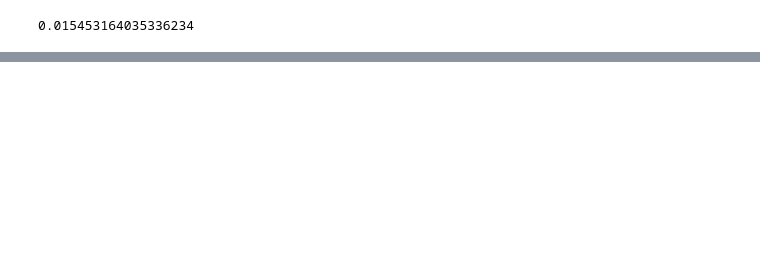
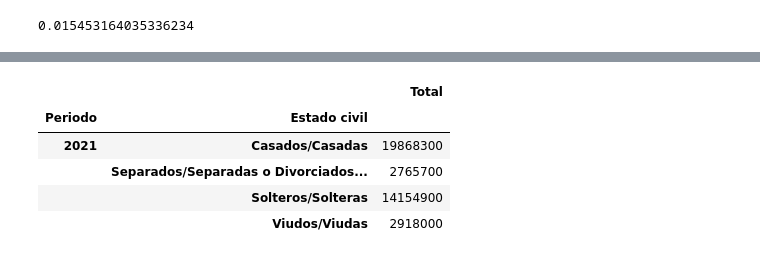
Before and after one commit to elvestevez/marriages_divorces_project_m2, a Jupyter notebook: notebooks/work_dataset.ipynb, the cells around one changed output, grey strips where cells are left out. Saved outputs shown, nothing was run; the diff lists cells and outputs as text; code cells hidden in the pictures; blank space fills up the shorter version.

```diff
--- a/notebooks/work_dataset.ipynb
+++ b/notebooks/work_dataset.ipynb
@@ -397,0 +407,9 @@ df_result.loc[(df_result['Periodo'] == 2018) &
+# %%
+df_pop.loc[df_pop['Periodo'] == df_pop['Periodo'].max()].groupby(['Periodo', 'Estado civil'])[['Total']].sum()
+# %% [output]
+|  |  | Total |
+| Periodo | Estado civil |  |
+| 2021 | Casados/Casadas | 19868300 |
+|  | Separados/Separadas o Divorciados... | 2765700 |
+|  | Solteros/Solteras | 14154900 |
+|  | Viudos/Viudas | 2918000 |
```
Also changed, not shown: parts of 27 cells of this notebook, 2 other files.
